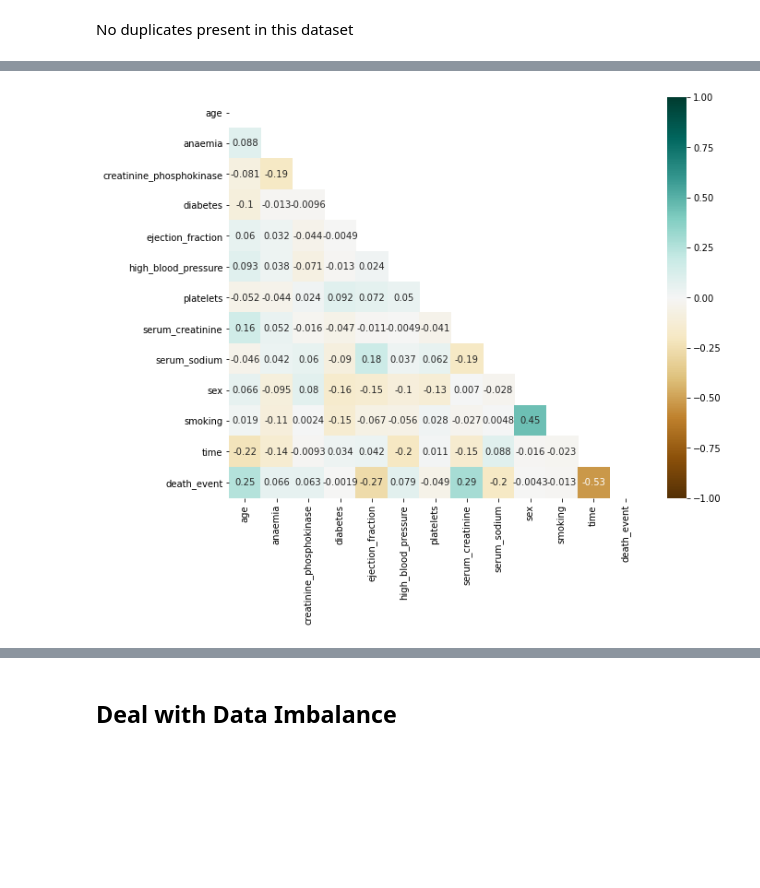
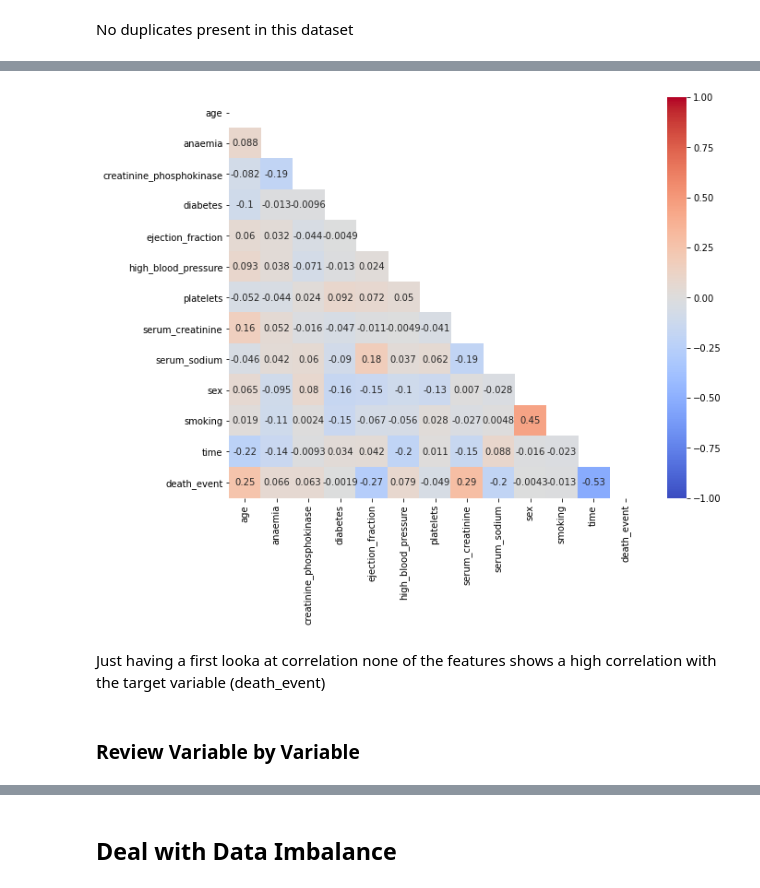
Before and after one commit to nicolerichter1989/heart_failure, a Jupyter notebook: heart_failure.ipynb, the cells around one changed output, grey strips where cells are left out. Drawn from its saved outputs; the diff is of its cells as text; code cells hidden in the pictures; blank space fills up the shorter version.

```diff
--- a/heart_failure.ipynb
+++ b/heart_failure.ipynb
@@ -99,7 +107,7 @@ dtype: object
 # %%
 # boolean columns death_event, smoking, sex, high_blood_pressure, diabetes, anaemia
 
-data = data.astype({'death_event':'boolean', 'sex':'boolean', 'smoking':'boolean', 'high_blood_pressure':'boolean','diabetes':'boolean','anaemia':'boolean','age':'int64'})
+#data = data.astype({'death_event':'boolean', 'sex':'boolean', 'smoking':'boolean', 'high_blood_pressure':'boolean','diabetes':'boolean','anaemia':'boolean','age':'int64'})
 # %%
 data.dtypes
 # %% [output]
@@ -226,13 +207,17 @@ data.corr()
 # %%
 # create correlation heatmap
 
 mask = np.zeros_like(data.corr())
 
 mask[np.triu_indices_from(mask)] = True
 
 fig, ax = plt.subplots(figsize=(10, 8))
-ax = sns.heatmap(data.corr(), mask=mask, vmin=-1, vmax=1, annot=True, cmap='BrBG')
+ax = sns.heatmap(data.corr(), mask=mask, vmin=-1, vmax=1, annot=True, cmap='coolwarm')
 
 plt.show()
 # %% [output]
-[figure, old version]
+[figure, new version]
+# %% [markdown]
+ Just having a first looka at correlation none of the features shows a high correlation with the target variable (death_event)
+# %% [markdown]
+### Review Variable by Variable
```
Also changed, not shown: parts of 30 cells of this notebook.
